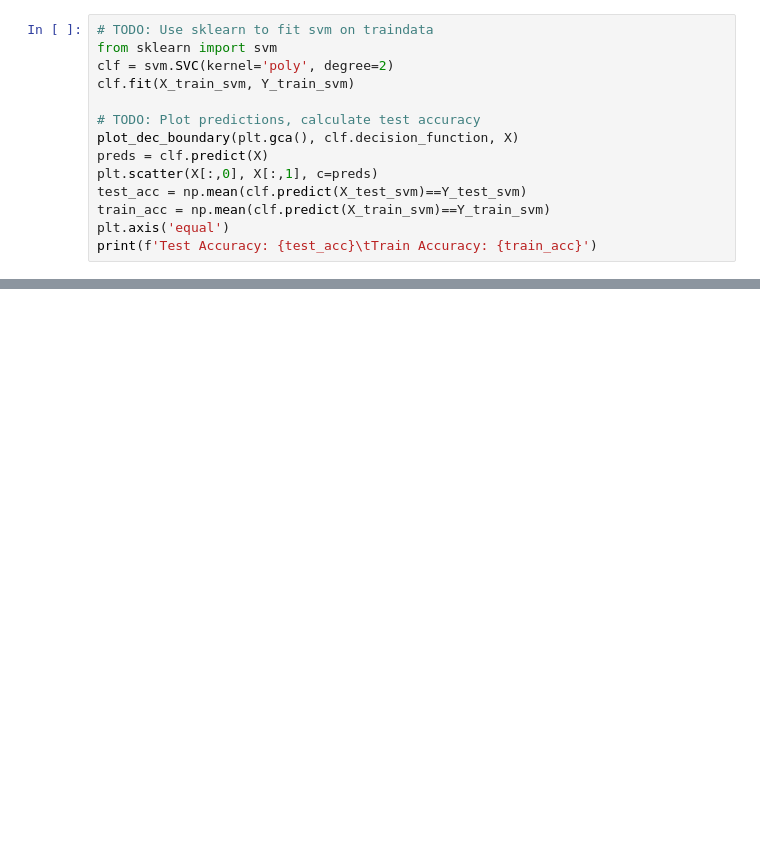
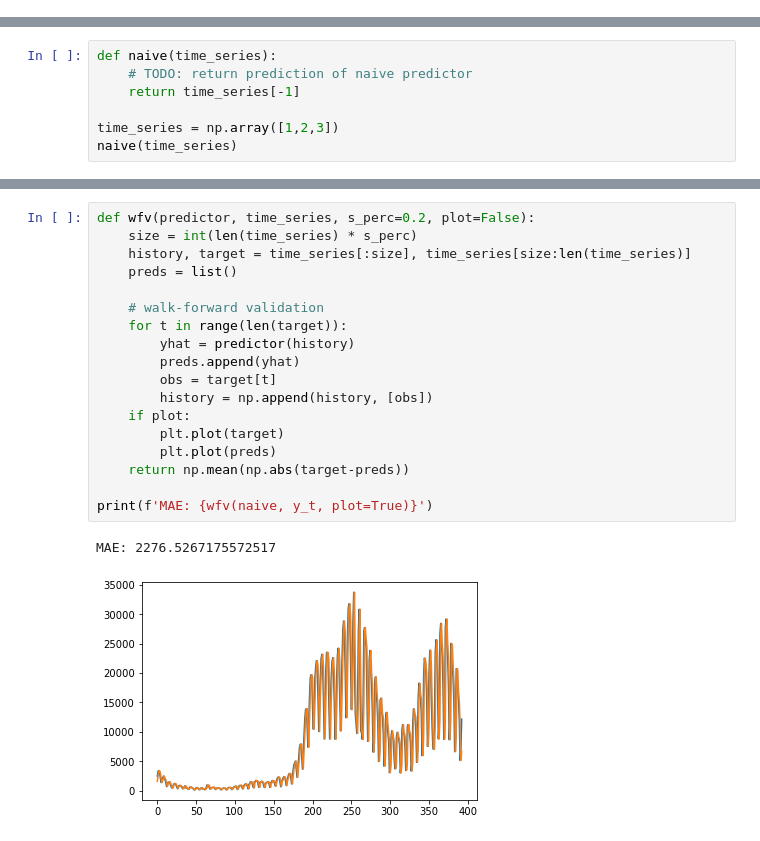
Before and after one commit to matthiasware/AGDML, a Jupyter notebook: exercise_6/solution.ipynb, the cells around one changed output, grey strips where cells are left out. Saved outputs shown, nothing was run; the diff lists cells and outputs as text; blank space fills up the shorter version.

```diff
--- a/exercise_6/solution.ipynb
+++ b/exercise_6/solution.ipynb
@@ -572,14 +0,0 @@ Compare your results with the [Scikit learn implementation](https://scikit-learn
-# %%
-# TODO: Use sklearn to fit svm on traindata
-from sklearn import svm
-clf = svm.SVC(kernel='poly', degree=2)
-clf.fit(X_train_svm, Y_train_svm)
-
-# TODO: Plot predictions, calculate test accuracy
-plot_dec_boundary(plt.gca(), clf.decision_function, X)
-preds = clf.predict(X)
-plt.scatter(X[:,0], X[:,1], c=preds)
-test_acc = np.mean(clf.predict(X_test_svm)==Y_test_svm)
-train_acc = np.mean(clf.predict(X_train_svm)==Y_train_svm)
-plt.axis('equal')
-print(f'Test Accuracy: {test_acc}\tTrain Accuracy: {train_acc}')
@@ -610,0 +99,7 @@ np.save('Y.npy', Y)
+# %%
+def naive(time_series):
+    # TODO: return prediction of naive predictor
+    return time_series[-1]
+
+time_series = np.array([1,2,3])
+naive(time_series)
@@ -610,0 +136,21 @@ np.save('Y.npy', Y)
+# %%
+def wfv(predictor, time_series, s_perc=0.2, plot=False):
+    size = int(len(time_series) * s_perc)
+    history, target = time_series[:size], time_series[size:len(time_series)]
+    preds = list()
+
+    # walk-forward validation
+    for t in range(len(target)):
+        yhat = predictor(history)
+        preds.append(yhat)
+        obs = target[t]
+        history = np.append(history, [obs])
+    if plot:
+        plt.plot(target)
+        plt.plot(preds)
+    return np.mean(np.abs(target-preds))
+
+print(f'MAE: {wfv(naive, y_t, plot=True)}')
+# %% [output]
+MAE: 2276.5267175572517
+[figure, added]
```
Also changed, not shown: parts of 58 cells of this notebook, 20 other files.
